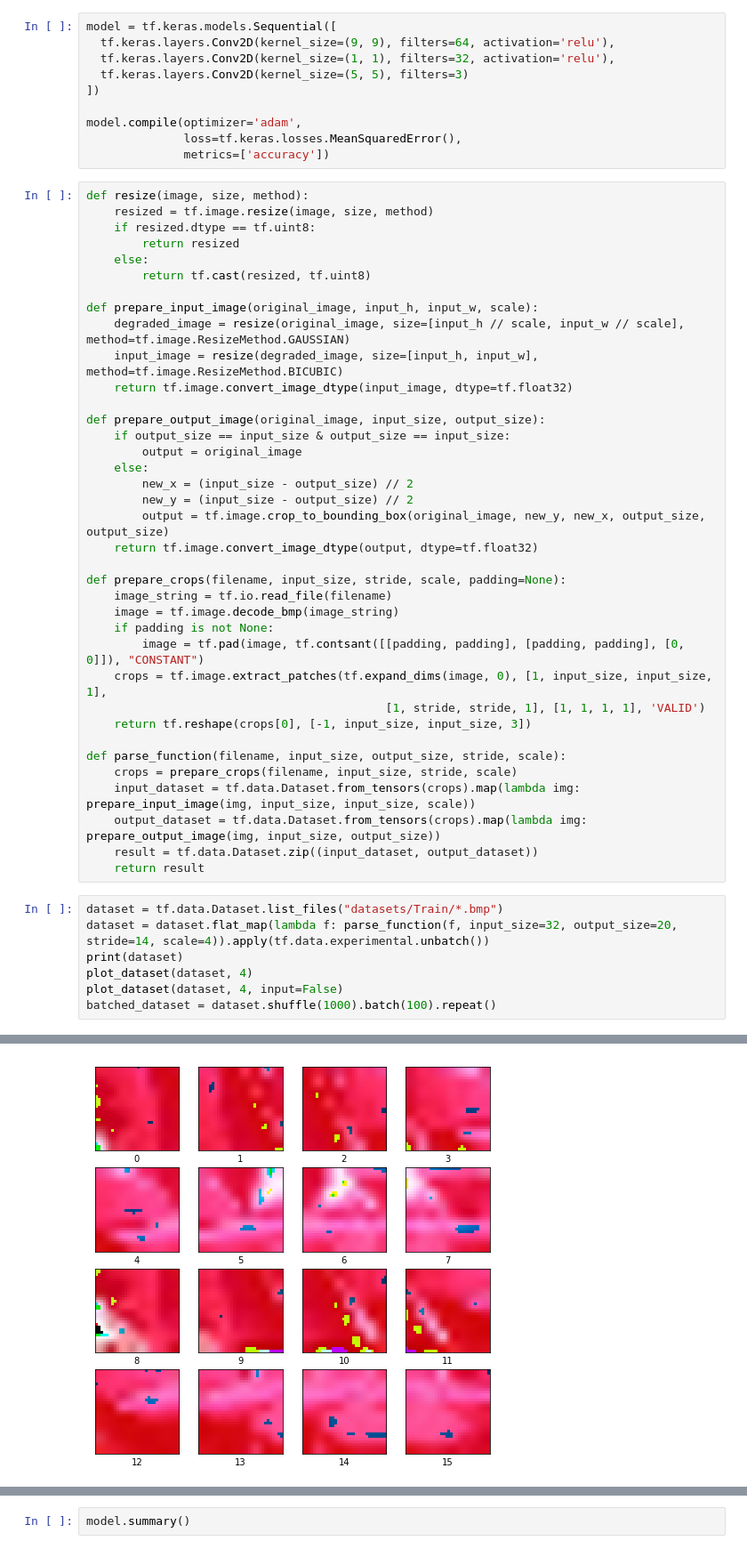
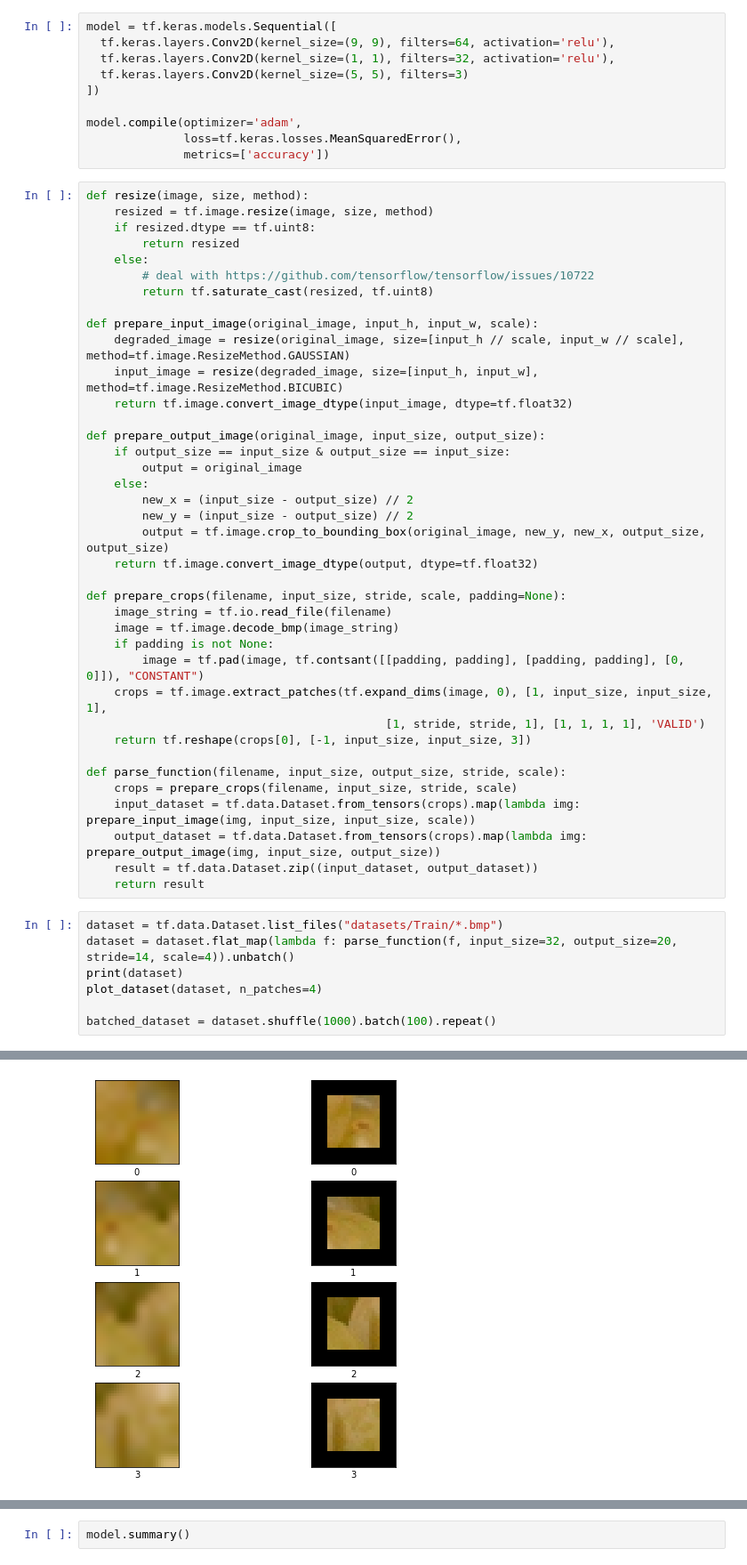
Before and after one commit to juliabeliaeva/srcnn, a Jupyter notebook: srcnn.ipynb, the cells around one changed output, grey strips where cells are left out. Shown at 89% size. Drawn from its saved outputs; the diff is of its cells as text.

Commit message:
fix resize, tweak displaying predictions, retrain

```diff
--- a/srcnn.ipynb
+++ b/srcnn.ipynb
@@ -40,7 +48,8 @@ def resize(image, size, method):
     if resized.dtype == tf.uint8:
         return resized
     else:
-        return tf.cast(resized, tf.uint8)
+        # deal with https://github.com/tensorflow/tensorflow/issues/10722
+        return tf.saturate_cast(resized, tf.uint8)
 
 def prepare_input_image(original_image, input_h, input_w, scale):
     degraded_image = resize(original_image, size=[input_h // scale, input_w // scale], method=tf.image.ResizeMethod.GAUSSIAN)
@@ -73,9 +82,9 @@ def parse_function(filename, input_size, output_size, stride, scale):
     return result
 # %%
 dataset = tf.data.Dataset.list_files("datasets/Train/*.bmp")
-dataset = dataset.flat_map(lambda f: parse_function(f, input_size=32, output_size=20, stride=14, scale=4)).apply(tf.data.experimental.unbatch())
+dataset = dataset.flat_map(lambda f: parse_function(f, input_size=32, output_size=20, stride=14, scale=4)).unbatch()
 print(dataset)
-plot_dataset(dataset, 4)
-plot_dataset(dataset, 4, input=False)
+plot_dataset(dataset, n_patches=4)
+
 batched_dataset = dataset.shuffle(1000).batch(100).repeat()
 # %% [output]
@@ -83 +94 @@ batched_dataset = dataset.shuffle(1000).batch(100).repeat()
-[figure, old version]
+[figure, new version]
```
Also changed, not shown: parts of 6 cells of this notebook.
